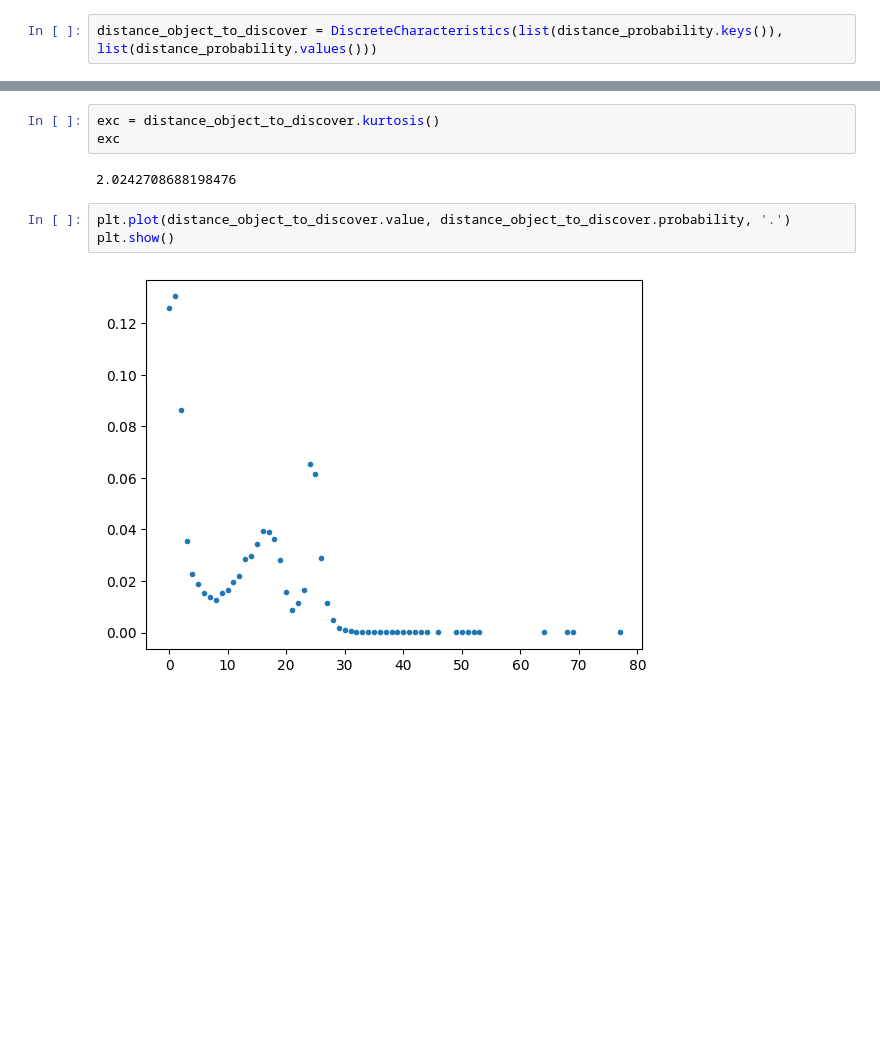
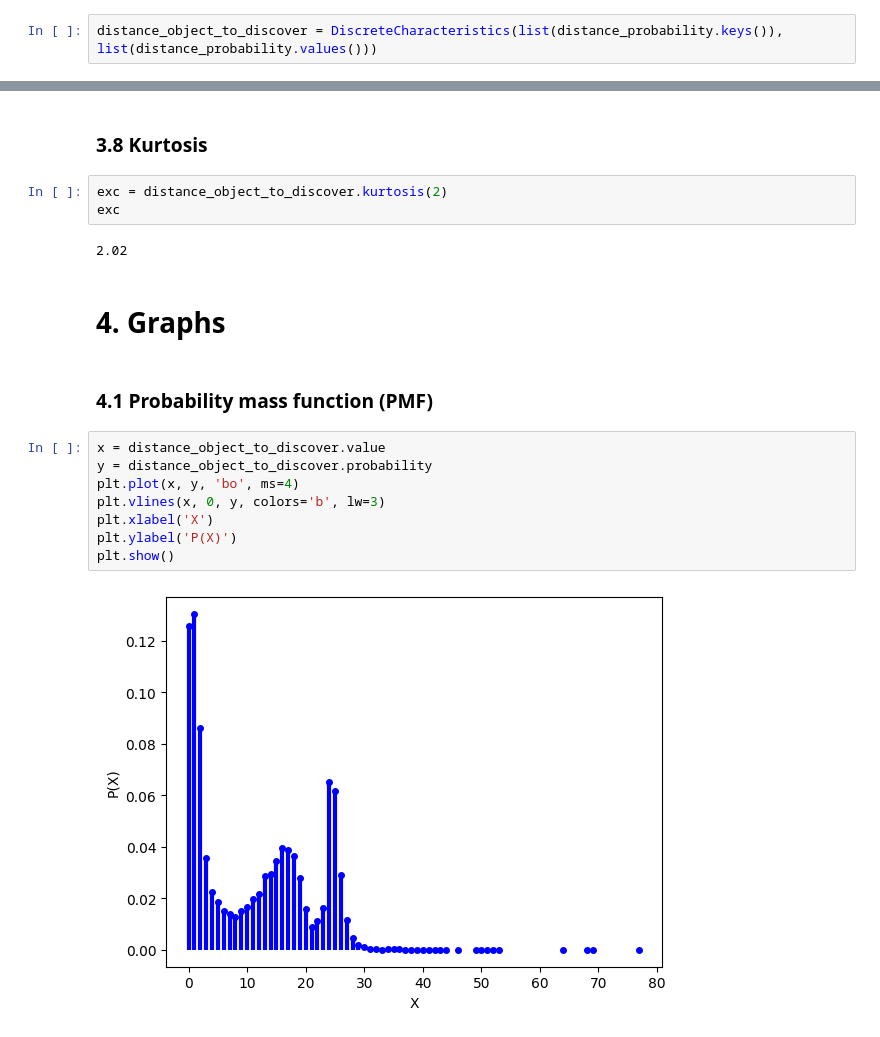
Before and after one commit to DomSamangy/NBA_Shots_04_24, a Jupyter notebook: main.ipynb, the cells around one changed output, grey strips where cells are left out. Drawn from its saved outputs; the diff is of its cells as text; blank space fills up the shorter version.

Commit message:
Added round option to calc functions, improved pmf graph, added cdf graph, added markdown(briefly)

```diff
--- a/main.ipynb
+++ b/main.ipynb
@@ -175,10 +189,21 @@ skew
+# %% [markdown]
+### 3.8 Kurtosis
 # %%
-exc = distance_object_to_discover.kurtosis()
+exc = distance_object_to_discover.kurtosis(2)
 exc
 # %% [output]
-2.0242708688198476
+2.02
-# %%
-plt.plot(distance_object_to_discover.value, distance_object_to_discover.probability, '.')
-plt.show()
-# %% [output]
-[figure, removed]
+# %% [markdown]
+# 4. Graphs
+# %% [markdown]
+### 4.1 Probability mass function (PMF)
+# %%
+x = distance_object_to_discover.value
+y = distance_object_to_discover.probability
+plt.plot(x, y, 'bo', ms=4)
+plt.vlines(x, 0, y, colors='b', lw=3)
+plt.xlabel('X')
+plt.ylabel('P(X)')
+plt.show()
+# %% [output]
+[figure, added]
```
Also changed, not shown: parts of 28 cells of this notebook, 1 other file.
